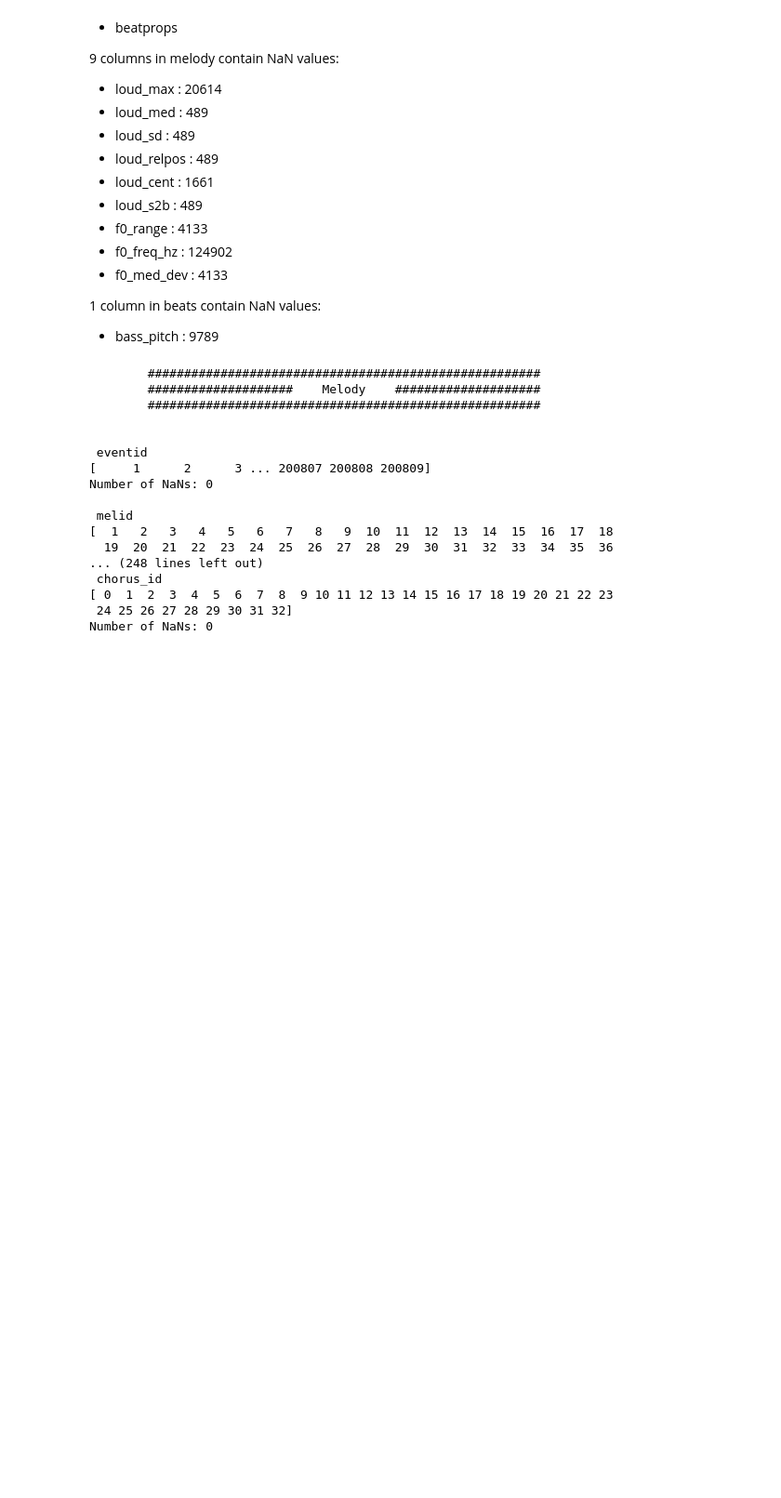
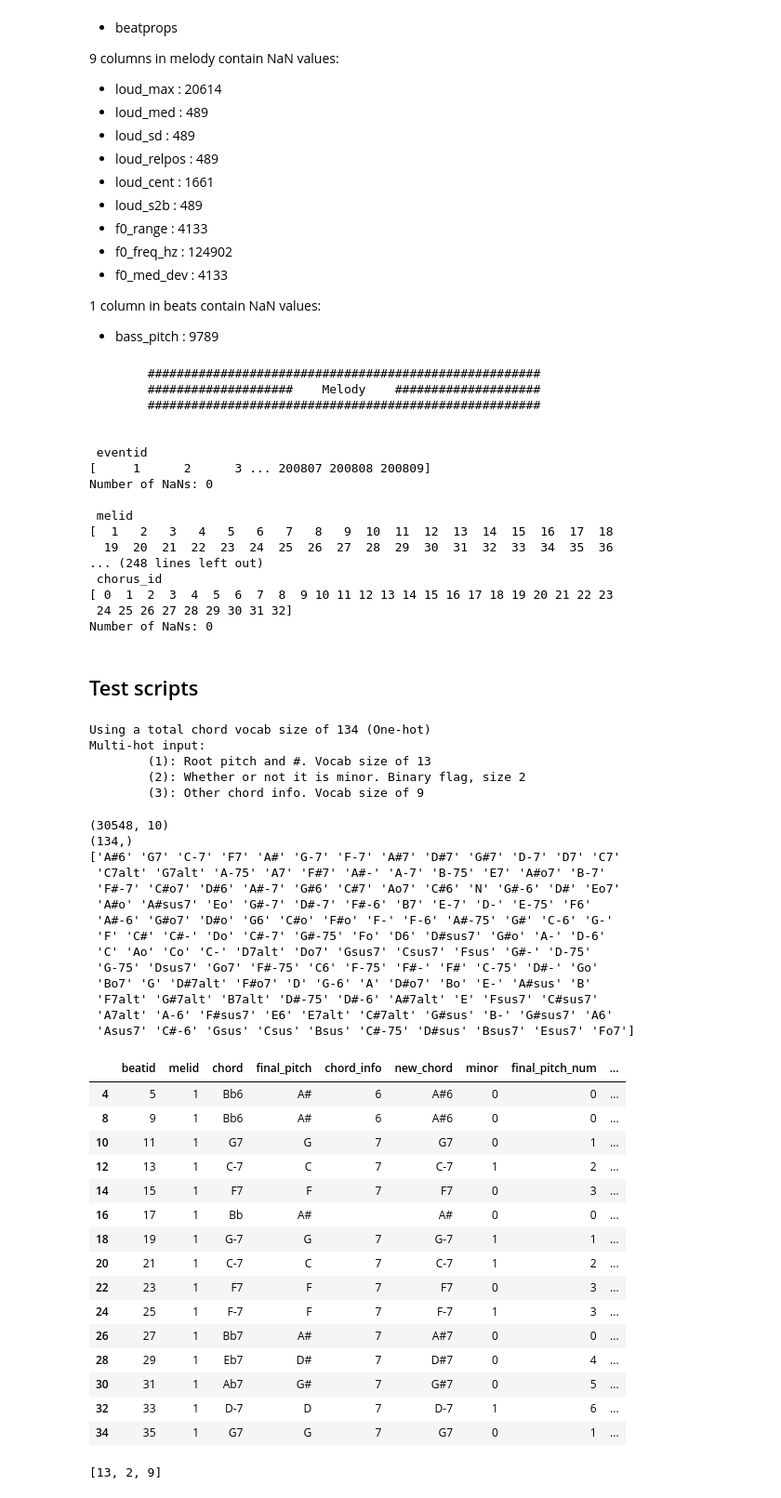
Before and after one commit to nereaiscamu/ML_project2, a Jupyter notebook: data_analysis/data_analysis_max.ipynb, the cells around one changed output. Shown at 93% size. Cells and saved outputs as stored; diff of their text form; code cells hidden in the pictures; blank space fills up the shorter version.

```diff
--- a/data_analysis/data_analysis_max.ipynb
+++ b/data_analysis/data_analysis_max.ipynb
@@ -154,3 +151,5 @@ Number of NaNs: 0
 [ 0  1  2  3  4  5  6  7  8  9 10 11 12 13 14 15 16 17 18 19 20 21 22 23
  24 25 26 27 28 29 30 31 32]
 Number of NaNs: 0
+# %% [markdown]
+## Test scripts
@@ -156,0 +161,50 @@ Number of NaNs: 0
+# %%
+beats_encoded, vocab_sizes, target_size = get_dataset2(beats)
+# %% [output]
+Using a total chord vocab size of 134 (One-hot)
+Multi-hot input:
+        (1): Root pitch and #. Vocab size of 13
+        (2): Whether or not it is minor. Binary flag, size 2
+        (3): Other chord info. Vocab size of 9
+# %%
+print(beats_encoded.shape)
+new_chords = beats_encoded['new_chord'].unique()
+print(new_chords.shape)
+new_chords.sort
+print(new_chords)
+beats_encoded.head(15)
+# %% [output]
+(30548, 10)
+(134,)
+['A#6' 'G7' 'C-7' 'F7' 'A#' 'G-7' 'F-7' 'A#7' 'D#7' 'G#7' 'D-7' 'D7' 'C7'
+ 'C7alt' 'G7alt' 'A-75' 'A7' 'F#7' 'A#-' 'A-7' 'B-75' 'E7' 'A#o7' 'B-7'
+ 'F#-7' 'C#o7' 'D#6' 'A#-7' 'G#6' 'C#7' 'Ao7' 'C#6' 'N' 'G#-6' 'D#' 'Eo7'
+ 'A#o' 'A#sus7' 'Eo' 'G#-7' 'D#-7' 'F#-6' 'B7' 'E-7' 'D-' 'E-75' 'F6'
+ 'A#-6' 'G#o7' 'D#o' 'G6' 'C#o' 'F#o' 'F-' 'F-6' 'A#-75' 'G#' 'C-6' 'G-'
+ 'F' 'C#' 'C#-' 'Do' 'C#-7' 'G#-75' 'Fo' 'D6' 'D#sus7' 'G#o' 'A-' 'D-6'
+ 'C' 'Ao' 'Co' 'C-' 'D7alt' 'Do7' 'Gsus7' 'Csus7' 'Fsus' 'G#-' 'D-75'
+ 'G-75' 'Dsus7' 'Go7' 'F#-75' 'C6' 'F-75' 'F#-' 'F#' 'C-75' 'D#-' 'Go'
+ 'Bo7' 'G' 'D#7alt' 'F#o7' 'D' 'G-6' 'A' 'D#o7' 'Bo' 'E-' 'A#sus' 'B'
+ 'F7alt' 'G#7alt' 'B7alt' 'D#-75' 'D#-6' 'A#7alt' 'E' 'Fsus7' 'C#sus7'
+ 'A7alt' 'A-6' 'F#sus7' 'E6' 'E7alt' 'C#7alt' 'G#sus' 'B-' 'G#sus7' 'A6'
+ 'Asus7' 'C#-6' 'Gsus' 'Csus' 'Bsus' 'C#-75' 'D#sus' 'Bsus7' 'Esus7' 'Fo7']
+|  | beatid | melid | chord | final_pitch | chord_info | new_chord | minor | final_pitch_num | ... |
+| 4 | 5 | 1 | Bb6 | A# | 6 | A#6 | 0 | 0 | ... |
+| 8 | 9 | 1 | Bb6 | A# | 6 | A#6 | 0 | 0 | ... |
+| 10 | 11 | 1 | G7 | G | 7 | G7 | 0 | 1 | ... |
+| 12 | 13 | 1 | C-7 | C | 7 | C-7 | 1 | 2 | ... |
+| 14 | 15 | 1 | F7 | F | 7 | F7 | 0 | 3 | ... |
+| 16 | 17 | 1 | Bb | A# |  | A# | 0 | 0 | ... |
+| 18 | 19 | 1 | G-7 | G | 7 | G-7 | 1 | 1 | ... |
+| 20 | 21 | 1 | C-7 | C | 7 | C-7 | 1 | 2 | ... |
+| 22 | 23 | 1 | F7 | F | 7 | F7 | 0 | 3 | ... |
+| 24 | 25 | 1 | F-7 | F | 7 | F-7 | 1 | 3 | ... |
+| 26 | 27 | 1 | Bb7 | A# | 7 | A#7 | 0 | 0 | ... |
+| 28 | 29 | 1 | Eb7 | D# | 7 | D#7 | 0 | 4 | ... |
+| 30 | 31 | 1 | Ab7 | G# | 7 | G#7 | 0 | 5 | ... |
+| 32 | 33 | 1 | D-7 | D | 7 | D-7 | 1 | 6 | ... |
+| 34 | 35 | 1 | G7 | G | 7 | G7 | 0 | 1 | ... |
+# %%
+vocab_sizes
+# %% [output]
+[13, 2, 9]
```
Also changed, not shown: parts of 7 cells of this notebook, 4 other files.
